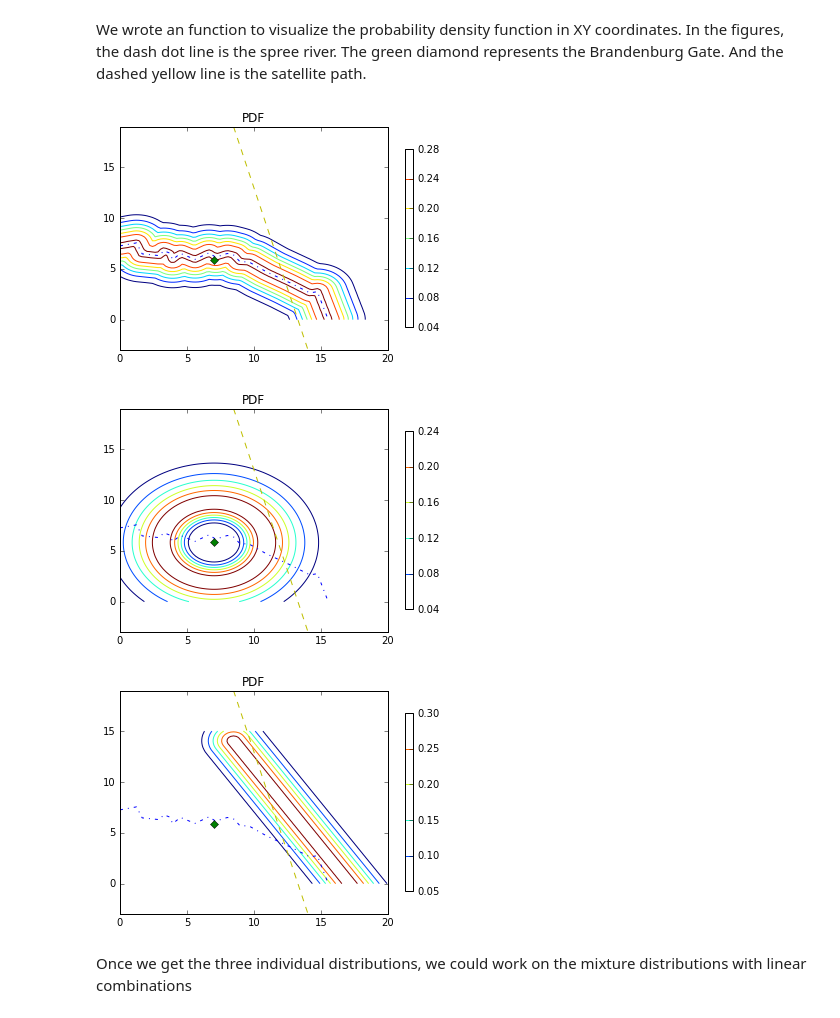
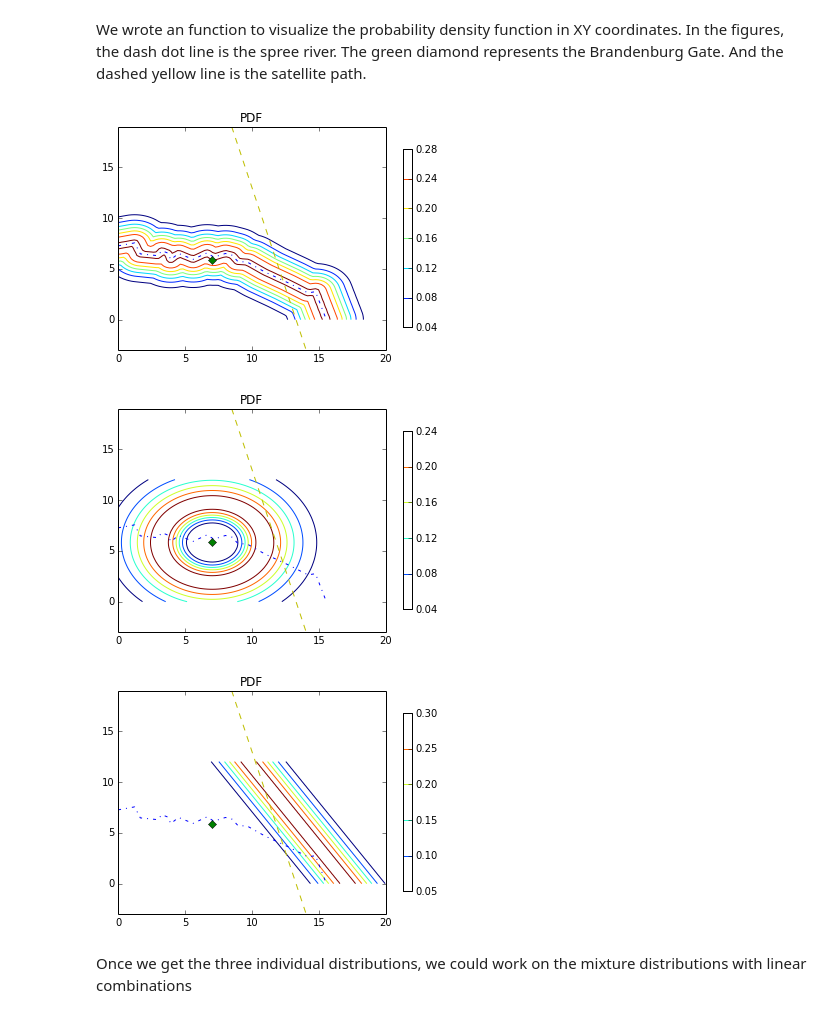
Before and after one commit to Zhenxingzhang/py2ml, a Jupyter notebook: Gaussian Mixture Model (GMM)/Solution for Next Top Analyst.ipynb, the cells around one changed output. Drawn from its saved outputs; the diff is of its cells as text; code cells hidden in the pictures.

```diff
--- a/Gaussian Mixture Model (GMM)/Solution for Next Top Analyst.ipynb
+++ b/Gaussian Mixture Model (GMM)/Solution for Next Top Analyst.ipynb
@@ -92,7 +116,7 @@ def distance_to_linesegment(pnt, start, end):
         t = 1.0
     nearest = scale(line_vec, t)
     dist = distance(nearest, pnt_vec)
-    return dist
+    return round(dist,6)
 # %% [markdown]
 Now we can work on presenting the three distributions for a given point (x, y).
 # %%
@@ -160,52 +184,57 @@ We wrote an function to visualize the probability density function in XY coordin
 import matplotlib.pyplot as plt
 %matplotlib inline
 
-def draw_2D_plot(pdf, peak_points=[]):
-    # display predicted scores by the model as a contour plot
-    x = np.linspace(0.0, 20.0, 100)
-    y = np.linspace(0.0, 15.0, 75)
+def pds_in_grid(pdf):
+    x = np.linspace(0.0, 20.0, num=100)
+    y = np.linspace(0.0, 12.0, num=75)
     X, Y = np.meshgrid(x, y)
-    XX = np.array([X.ravel(), Y.ravel()]).T
+    XY = np.array([X.ravel(), Y.ravel()]).T
 
-    probs = np.zeros(7500)
+    pds = np.zeros(7500)
 
     idx=0
-    for point in XX:
-        probs[idx] = pdf(point[0], point[1])
+    for point in XY:
+        pds[idx] = pdf(point[0], point[1])
         idx = idx+1
 
-    probs = probs.reshape((75, 100));
+    pds = pds.reshape((75, 100))
+    return X,Y,pds
+    return X,Y,pds
 
-    CS = plt.contour(X, Y, probs);
+def draw_2D_plot(pdf, peak_points=[]):
+
+    X,Y,pds = pds_in_grid(pdf)
+
+    CS = plt.contour(X, Y, pds);
     CB = plt.colorbar(CS, shrink=0.8, extend='both')
 
     spree_coords = convert_spree(SPREE_GPS)
     spree_coords = np.asarray(spree_coords)
     plt.plot(spree_coords[:, 0], spree_coords[:, 1], '-.')
 
     GATE_coord = gps_2_xy(GATE_GPS[0], GATE_GPS[1])
     plt.plot(GATE_coord[0], GATE_coord[1], 'gD')
 
     start_coord = gps_2_xy(SATELLITE_START_GPS[0], SATELLITE_START_GPS[1])
     end_coord = gps_2_xy(SATELLITE_END_GPS[0], SATELLITE_END_GPS[1])
     plt.plot([start_coord[0], start_coord[1]], [end_coord[0], end_coord[1]], color='y', ls='--', lw=1)
 
     for peak_point in peak_points:
         plt.plot(peak_point[0], peak_point[1], 'ro')
 
     plt.axis([-1, 20, -1, 10])
 
     plt.title('PDF')
     plt.axis('tight')
     plt.show()
 
 draw_2D_plot(spree_distribution)
 draw_2D_plot(gate_distribution)
 draw_2D_plot(satellite_distribution)
 # %% [output]
-[figure, old version]
+[figure, new version]
-[figure, old version]
+[figure, new version]
-[figure, old version]
+[figure, new version]
 # %% [markdown]
 Once we get the three individual distributions, we could work on the mixture distributions with linear combinations
 # %%
```
Also changed, not shown: parts of 10 cells of this notebook, 3 other files.
